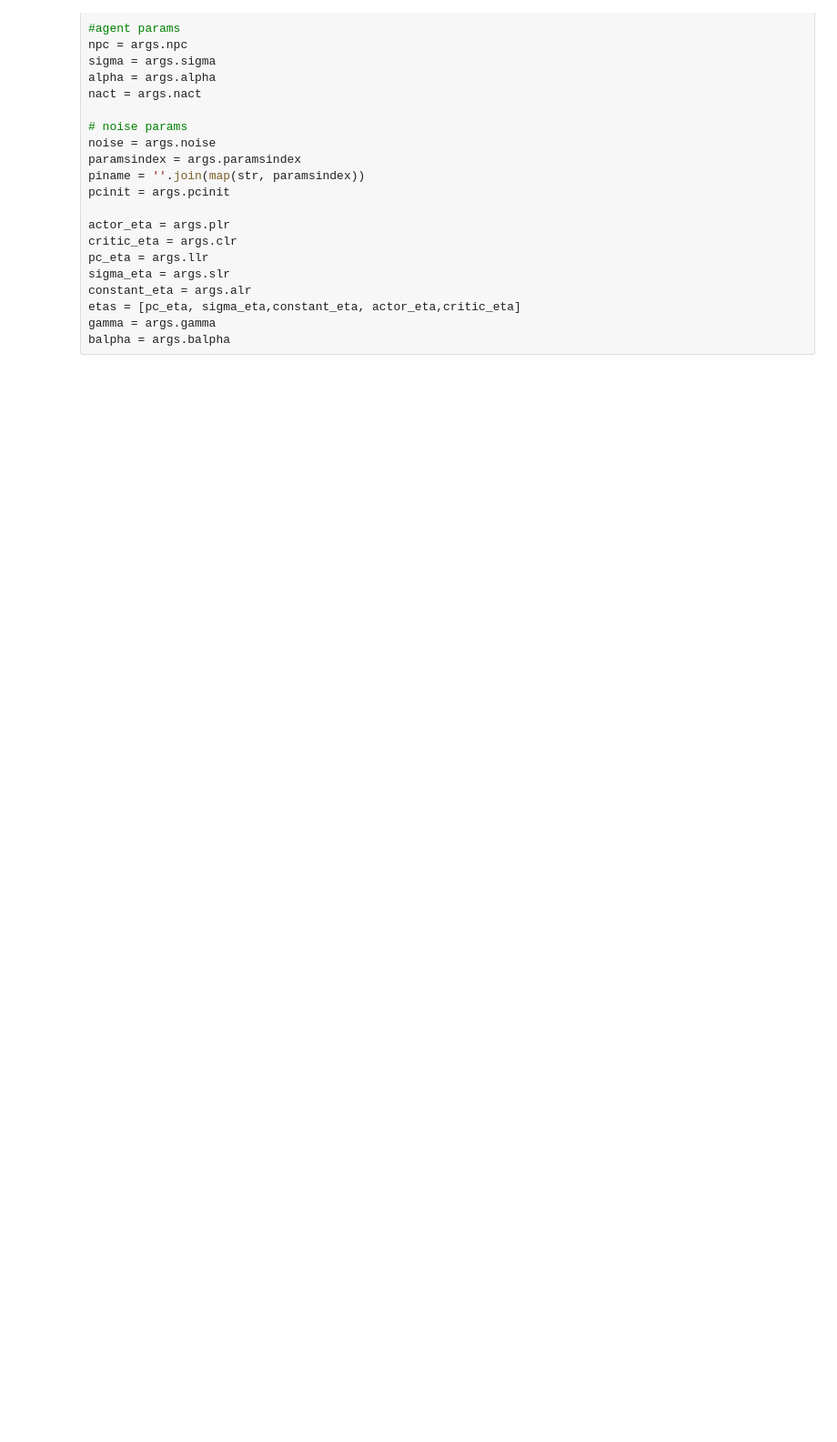
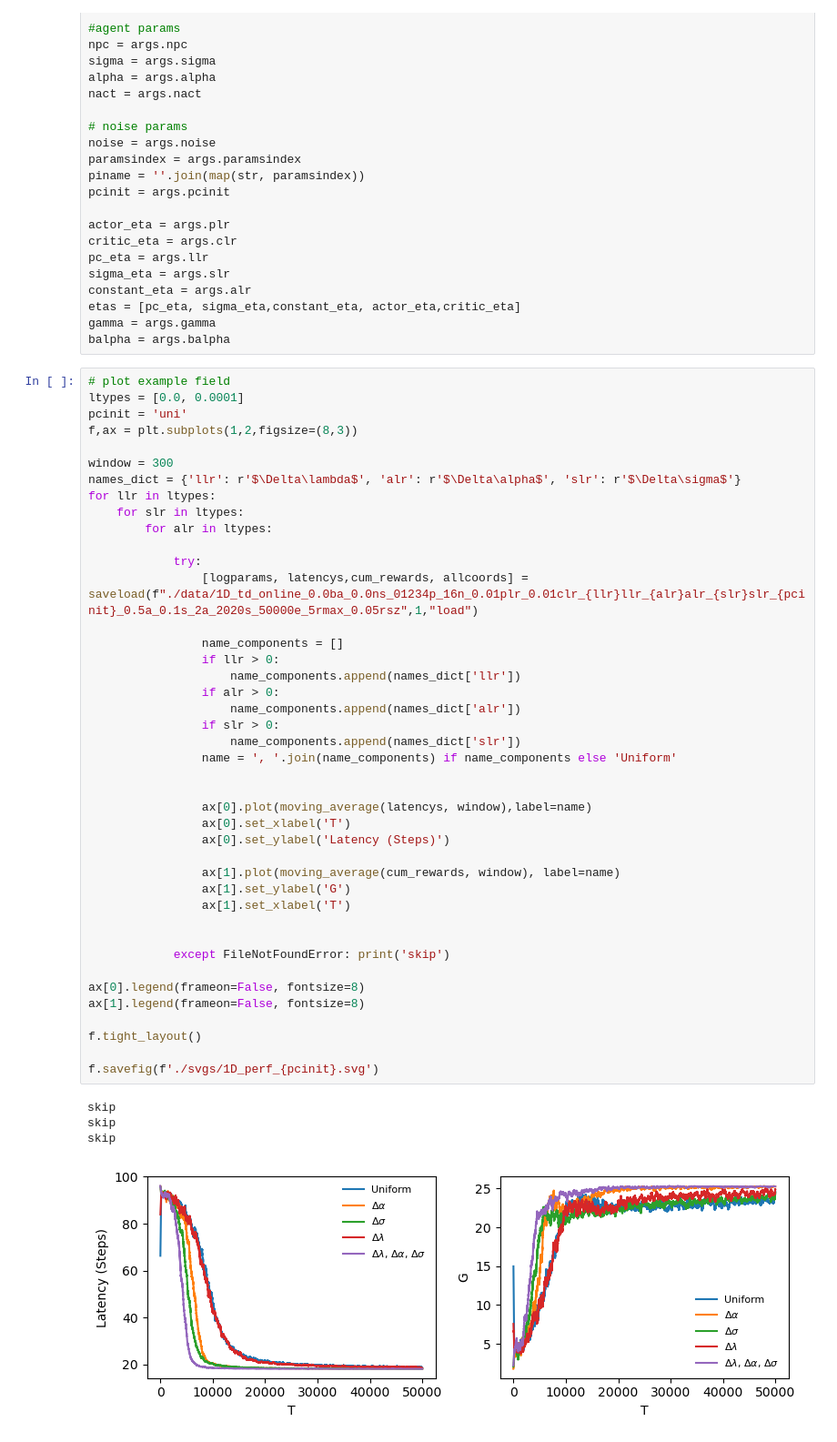
Before and after one commit to mgkumar138/online_pf_learning, a Jupyter notebook: online/1D/analyze_dx.ipynb, the cells around one changed output. Shown at 91% size. Cells and saved outputs as stored; diff of their text form; blank space fills up the shorter version.

```diff
--- a/online/1D/analyze_dx.ipynb
+++ b/online/1D/analyze_dx.ipynb
@@ -73,6 +73,53 @@ constant_eta = args.alr
 etas = [pc_eta, sigma_eta,constant_eta, actor_eta,critic_eta]
 gamma = args.gamma
 balpha = args.balpha
+# %%
+# plot example field
+ltypes = [0.0, 0.0001]
+pcinit = 'uni'
+f,ax = plt.subplots(1,2,figsize=(8,3))
+
+window = 300
+names_dict = {'llr': r'$\Delta\lambda$', 'alr': r'$\Delta\alpha$', 'slr': r'$\Delta\sigma$'}
+for llr in ltypes:
+    for slr in ltypes:
+        for alr in ltypes:
+
+            try:
+                [logparams, latencys,cum_rewards, allcoords] = saveload(f"./data/1D_td_online_0.0ba_0.0ns_01234p_16n_0.01plr_0.01clr_{llr}llr_{alr}alr_{slr}slr_{pcinit}_0.5a_0.1s_2a_2020s_50000e_5rmax_0.05rsz",1,"load")
+
+                name_components = []
+                if llr > 0:
+                    name_components.append(names_dict['llr'])
+                if alr > 0:
+                    name_components.append(names_dict['alr'])
+                if slr > 0:
+                    name_components.append(names_dict['slr'])
+                name = ', '.join(name_components) if name_components else 'Uniform'
+
+
+                ax[0].plot(moving_average(latencys, window),label=name)
+                ax[0].set_xlabel('T')
+                ax[0].set_ylabel('Latency (Steps)')
+
+                ax[1].plot(moving_average(cum_rewards, window), label=name)
+                ax[1].set_ylabel('G')
+                ax[1].set_xlabel('T')
+
+
+            except FileNotFoundError: print('skip')
+
+ax[0].legend(frameon=False, fontsize=8)
+ax[1].legend(frameon=False, fontsize=8)
+
+f.tight_layout()
+
+f.savefig(f'./svgs/1D_perf_{pcinit}.svg')
+# %% [output]
+skip
+skip
+skip
+[figure, added]
 # %%
 def plot_density(logparams, trials, ax=None, goalcoord=[0.5], startcoord=[-0.75], goalsize=0.025, envsize=1, color='k'):
     if ax is None:
```
Also changed, not shown: parts of 13 cells of this notebook, 17 other files.
